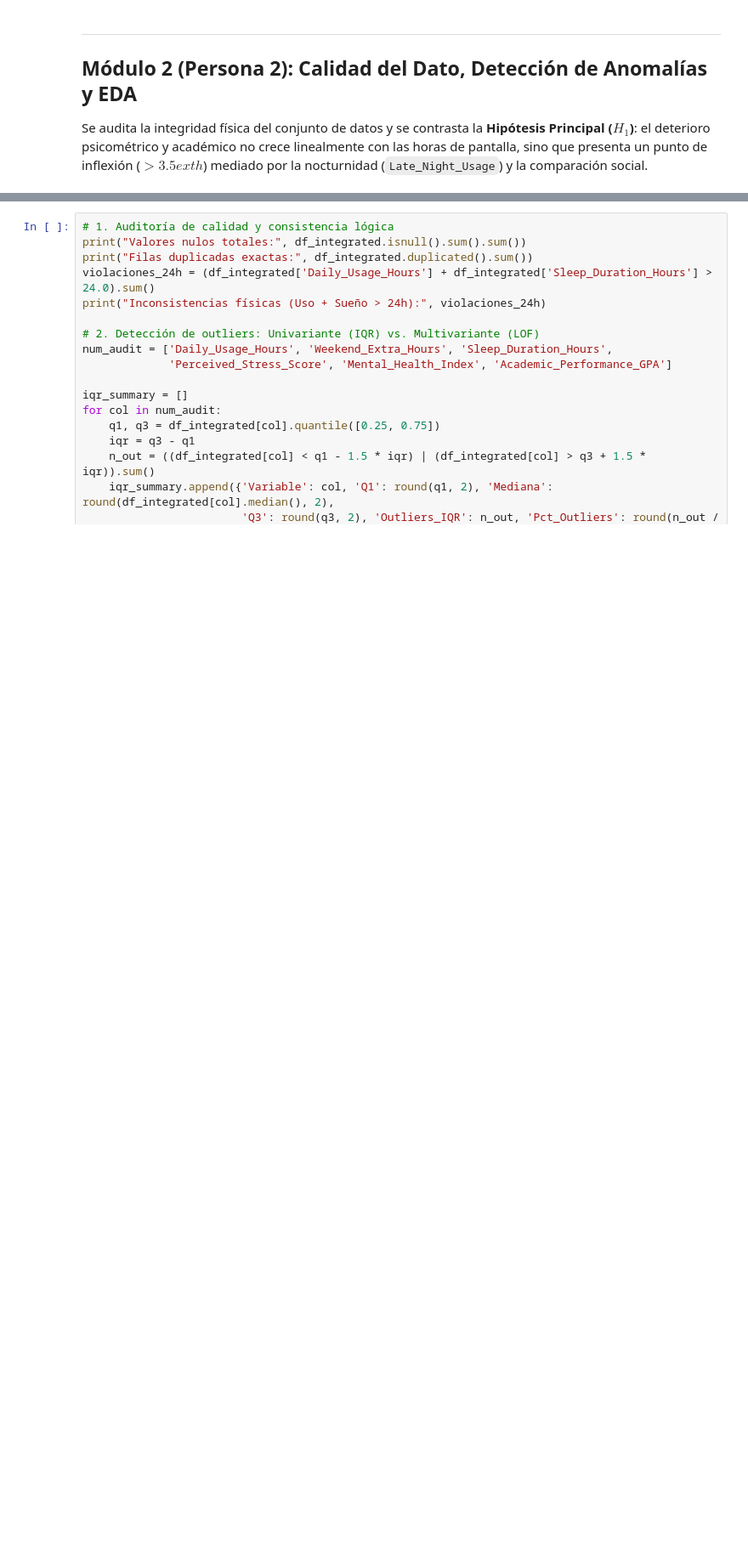
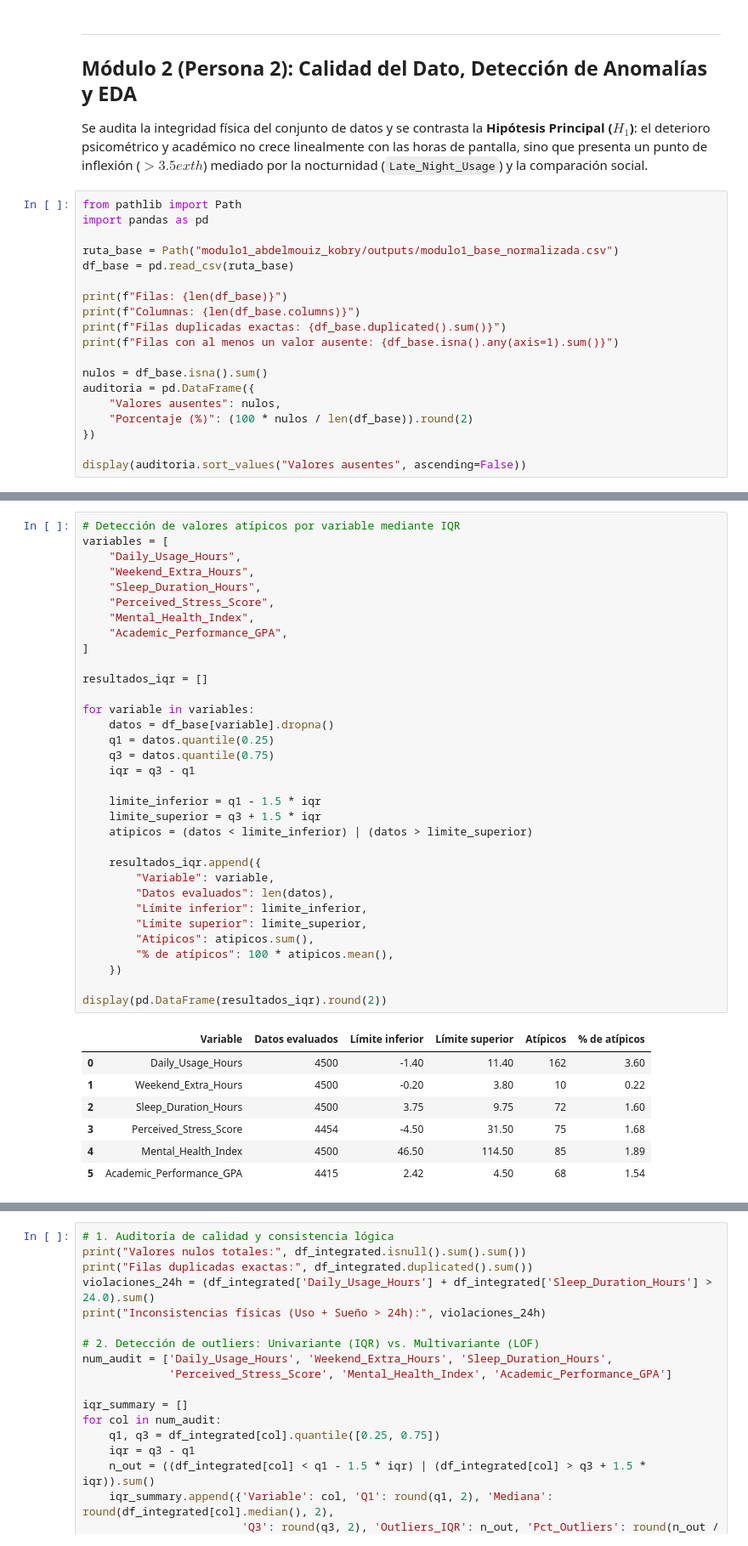
Before and after one commit to Javier-Herreros-Pinilla/social-media-student-wellbeing-ml, a Jupyter notebook: Entrega_2_Pipeline_KDD_EDA_Preproceso.ipynb, the cells around one changed output, grey strips where cells are left out. Shown at 85% size. Drawn from its saved outputs; the diff is of its cells as text; blank space fills up the shorter version.

```diff
--- a/Entrega_2_Pipeline_KDD_EDA_Preproceso.ipynb
+++ b/Entrega_2_Pipeline_KDD_EDA_Preproceso.ipynb
@@ -182,3 +182,22 @@ Registros tras integración: 4500 | Nulos introducidos: 0
 ---
 ## Módulo 2 (Persona 2): Calidad del Dato, Detección de Anomalías y EDA
 Se audita la integridad física del conjunto de datos y se contrasta la **Hipótesis Principal ($H_1$)**: el deterioro psicométrico y académico no crece linealmente con las horas de pantalla, sino que presenta un punto de inflexión ($>3.5	ext{h}$) mediado por la nocturnidad (`Late_Night_Usage`) y la comparación social.
+# %%
+from pathlib import Path
+import pandas as pd
+
+ruta_base = Path("modulo1_abdelmouiz_kobry/outputs/modulo1_base_normalizada.csv")
+df_base = pd.read_csv(ruta_base)
+
+print(f"Filas: {len(df_base)}")
+print(f"Columnas: {len(df_base.columns)}")
+print(f"Filas duplicadas exactas: {df_base.duplicated().sum()}")
+print(f"Filas con al menos un valor ausente: {df_base.isna().any(axis=1).sum()}")
+
+nulos = df_base.isna().sum()
+auditoria = pd.DataFrame({
+    "Valores ausentes": nulos,
+    "Porcentaje (%)": (100 * nulos / len(df_base)).round(2)
+})
+
+display(auditoria.sort_values("Valores ausentes", ascending=False))
@@ -184,0 +240,41 @@ Se audita la integridad física del conjunto de datos y se contrasta la **Hipót
+# %%
+# Detección de valores atípicos por variable mediante IQR
+variables = [
+    "Daily_Usage_Hours",
+    "Weekend_Extra_Hours",
+    "Sleep_Duration_Hours",
+    "Perceived_Stress_Score",
+    "Mental_Health_Index",
+    "Academic_Performance_GPA",
+]
+
+resultados_iqr = []
+
+for variable in variables:
+    datos = df_base[variable].dropna()
+    q1 = datos.quantile(0.25)
+    q3 = datos.quantile(0.75)
+    iqr = q3 - q1
+
+    limite_inferior = q1 - 1.5 * iqr
+    limite_superior = q3 + 1.5 * iqr
+    atipicos = (datos < limite_inferior) | (datos > limite_superior)
+
+    resultados_iqr.append({
+        "Variable": variable,
+        "Datos evaluados": len(datos),
+        "Límite inferior": limite_inferior,
+        "Límite superior": limite_superior,
+        "Atípicos": atipicos.sum(),
+        "% de atípicos": 100 * atipicos.mean(),
+    })
+
+display(pd.DataFrame(resultados_iqr).round(2))
+# %% [output]
+|  | Variable | Datos evaluados | Límite inferior | Límite superior | Atípicos | % de atípicos |
+| 0 | Daily_Usage_Hours | 4500 | -1.40 | 11.40 | 162 | 3.60 |
+| 1 | Weekend_Extra_Hours | 4500 | -0.20 | 3.80 | 10 | 0.22 |
+| 2 | Sleep_Duration_Hours | 4500 | 3.75 | 9.75 | 72 | 1.60 |
+| 3 | Perceived_Stress_Score | 4454 | -4.50 | 31.50 | 75 | 1.68 |
+| 4 | Mental_Health_Index | 4500 | 46.50 | 114.50 | 85 | 1.89 |
+| 5 | Academic_Performance_GPA | 4415 | 2.42 | 4.50 | 68 | 1.54 |
```
Also changed, not shown: parts of 5 cells of this notebook, 3 other files.
